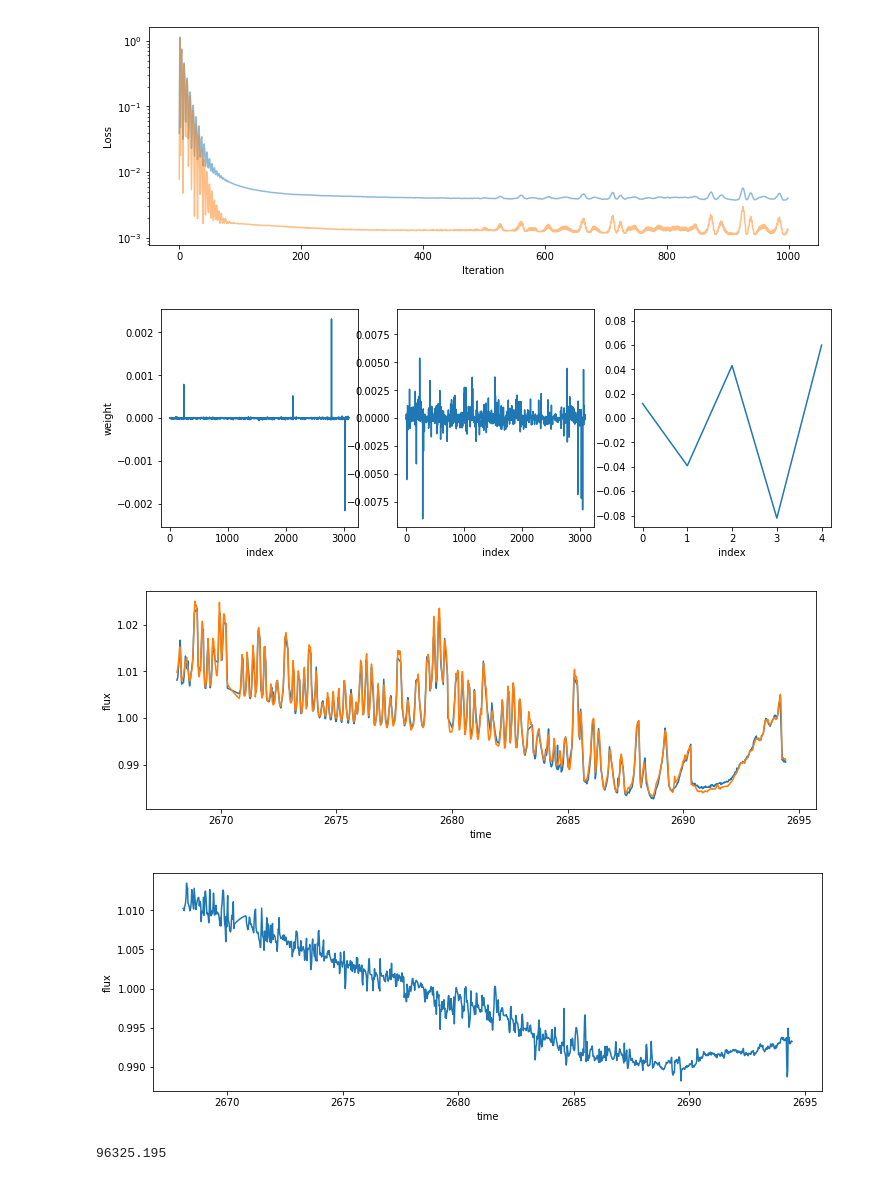
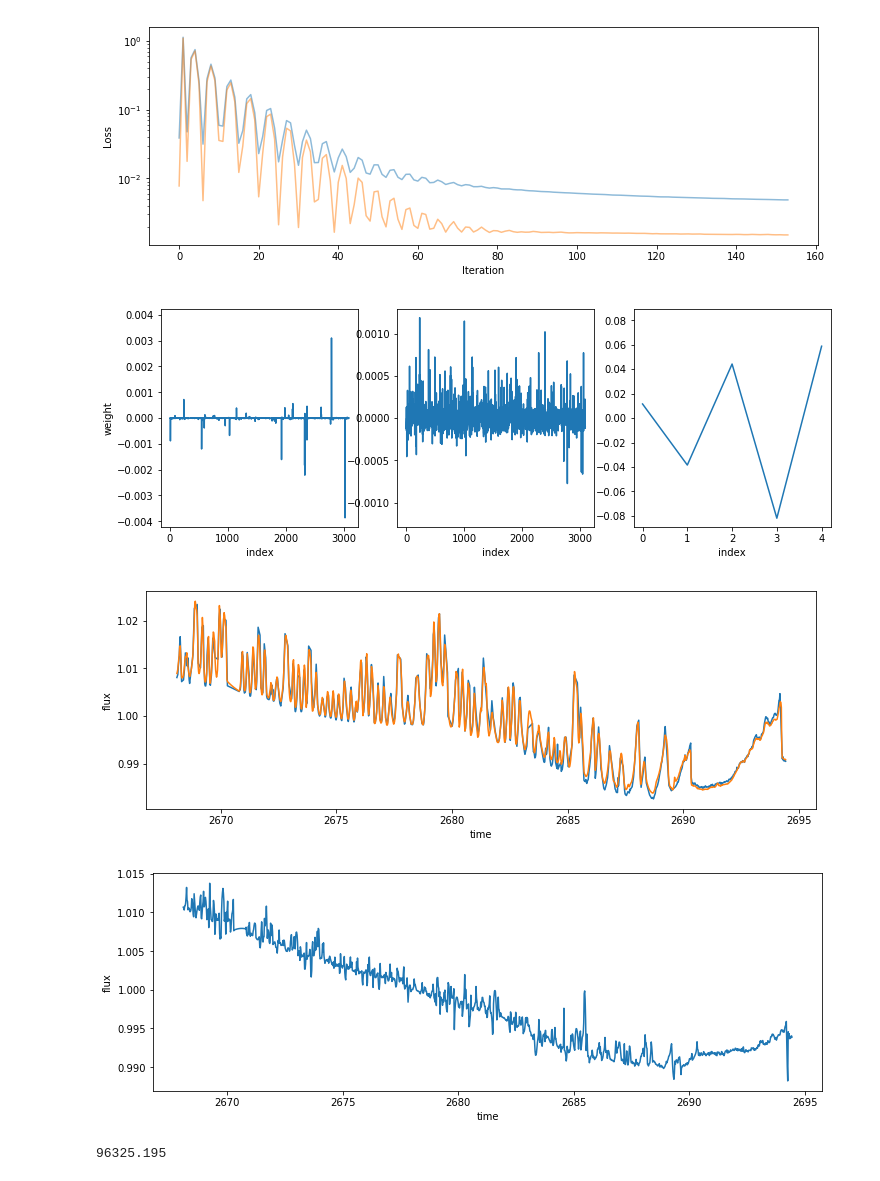
Before and after one commit to rodluger/L1, a Jupyter notebook: c9-test.ipynb, the cells around one changed output. Saved outputs shown, nothing was run; the diff lists cells and outputs as text; code cells hidden in the pictures.

```diff
--- a/c9-test.ipynb
+++ b/c9-test.ipynb
@@ -147,10 +147,10 @@ def getData(clobber=False):
         # Load it
         data = np.load("c9.npz")
         time = data['time']
-        target_lc = data['target_lc']
+        target_lcs = data['target_lcs']
         lcs = data['lcs']
 
     return time, target_lcs, lcs
 # %%
 # Get the data
-time, target_lcs, lcs = getData(clobber=True)
+time, target_lcs, lcs = getData(clobber=False)
@@ -190,9 +188,14 @@ X = tf.constant(X, dtype=T)
 # Outlier mask
 mask = tf.constant(np.ones(len(time), dtype=bool), dtype=tf.bool)
 
-# Initial (random) guess at the model
-A0 = X.eval()
-w0 = np.random.randn(nlc1 + nlc2 + npol)
+# Initial guess
+lam0 = 1e-5
+diag_inds = np.diag_indices_from(np.eye(len(time)))
+XTX = tf.matmul(X, X, transpose_a=True)
+XTX += tf.eye(nlc1 + nlc2 + npol) * lam0
+w0 = tf.squeeze(tf.linalg.solve(XTX, tf.matmul(X, tf.reshape(y, [-1, 1]), transpose_a=True)))
+
+# Weights and model
 w = tf.Variable(w0, dtype=T)
 mod = tf.squeeze(tf.matmul(X, w[:, None]))
 
@@ -221,6 +224,25 @@ bk2 = tf.reduce_sum(tf.abs(w[idx_lc2]))
 wk = tf.squeeze(tf.linalg.solve(XTX + tf.diag(tf.concat((lam_lc1 / bk1 + tf.zeros(nlc1, dtype=T),
                                                          lam_lc2 / bk2 + tf.zeros(nlc2, dtype=T),
                                                          lam_pol + tf.zeros(npol, dtype=T)), 0)), XTy))
+
+"""
+# Woodbury version
+bk1 = tf.reduce_sum(tf.abs(w[idx_lc1]))
+bk2 = tf.reduce_sum(tf.abs(w[idx_lc2]))
+XXT1 = tf.matmul(X[:, idx_lc1], X[:, idx_lc1], transpose_b=True)
+XXT2 = tf.matmul(X[:, idx_lc2], X[:, idx_lc2], transpose_b=True)
+XXT3 = tf.matmul(X[:, idx_pol], X[:, idx_pol], transpose_b=True)
+L = tf.concat((bk1 / lam_lc1 + tf.zeros(nlc1, dtype=T),
+               bk2 / lam_lc2 + tf.zeros(nlc2, dtype=T),
+               1 / lam_pol   + tf.zeros(npol, dtype=T)), 0)
+M1 = L[:, None] * tf.transpose(X)
+M2 = tf.linalg.solve(bk1 / lam_lc1 * XXT1 +
+                     bk2 / lam_lc2 * XXT2 +
+                     1 / lam_pol * XXT3 + tf.eye(len(time)),
+                     tf.reshape(y, [-1, 1]))
+wk = tf.squeeze(tf.matmul(M1, M2))
+"""
+
 opt_ze = tf.assign(w, wk)
 
 # Initialize the session
@@ -304,7 +326,7 @@ def DetrendZe(target_lc, outlier_mask=np.ones(len(time), dtype=bool), lam=[5e-1,
     # Return the weights
     return w.eval()
 # %%
-def DetrendAdam(target_lc, w0, outlier_mask=np.ones(len(time), dtype=bool), lam=[5e-1, 5e-1, 1e-5], nsteps=1000, lr=1e-3):
+def DetrendAdam(target_lc, w0, outlier_mask=np.ones(len(time), dtype=bool), lam=[5e-1, 5e-1, 1e-5], nsteps=1000, lr=1e-3, conv_tol=1e-6):
     """Detrend using Adam."""
     session.run(init)
     feed_dict = {mask: outlier_mask,
@@ -326,6 +348,9 @@ def DetrendAdam(target_lc, w0, outlier_mask=np.ones(len(time), dtype=bool), lam=
         session.run(opt, feed_dict=feed_dict)
         losses.append(loss.eval(feed_dict=feed_dict))
         losses0.append(loss0.eval(feed_dict=feed_dict))
+        if len(losses) > 2:
+            if abs(losses[-1] - losses[-2]) / max(1, losses[-1]) < conv_tol:
+                break
 
     # Show losses
     fig = pl.figure(figsize=(12, 4))
@@ -452,10 +475,10 @@ Running p, q = 5, 4
 # %%
-wadam = DetrendAdam(target_lc, wze, lam=[1e-1, 1e-3, 1e-5], nsteps=1000, lr=1e-4)
+wadam = DetrendAdam(target_lc, wze, lam=[1e-1, 1e-3, 1e-5], nsteps=1000, lr=1e-4, conv_tol=1e-6)
 # %% [output]
-[figure, old version]
+[figure, new version]
-[figure, old version]
+[figure, new version]
-[figure, old version]
+[figure, new version]
-[figure, old version]
+[figure, new version]
 # %%
 # De-trend with PLD
 f = pyfits.open("data/c91/200000000/69000/ktwo200069870-c91_lpd-targ.fits.gz")
```
Also changed, not shown: parts of 6 cells of this notebook.
